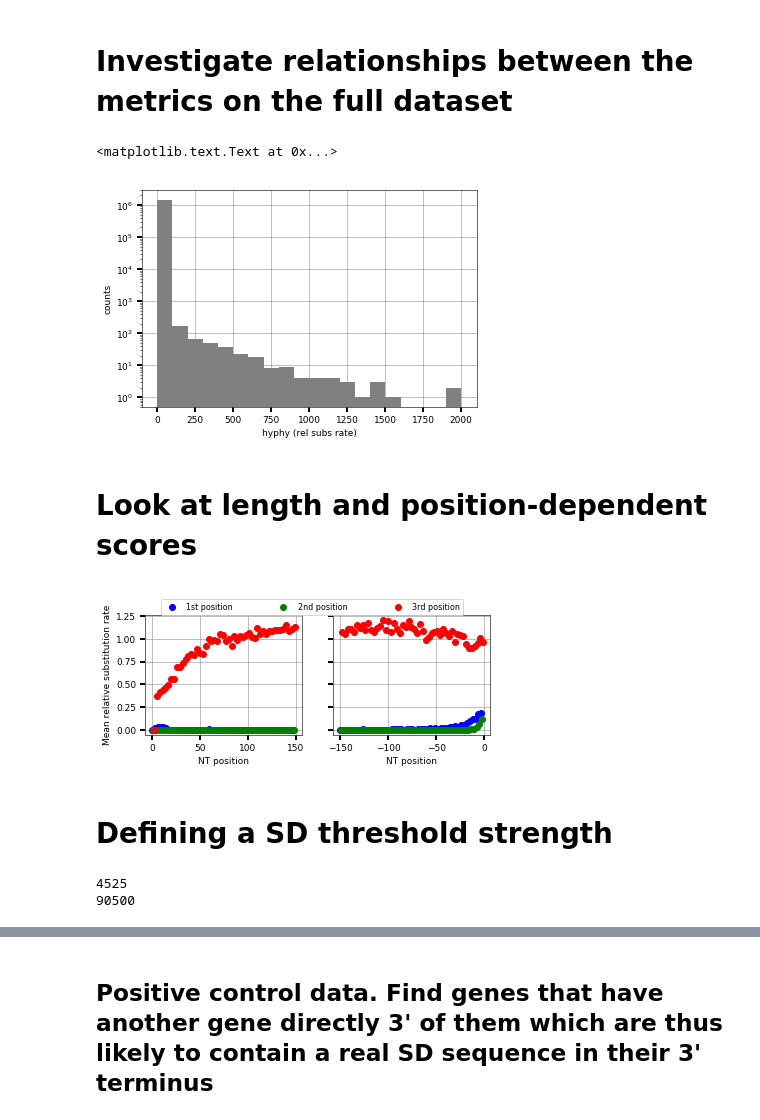
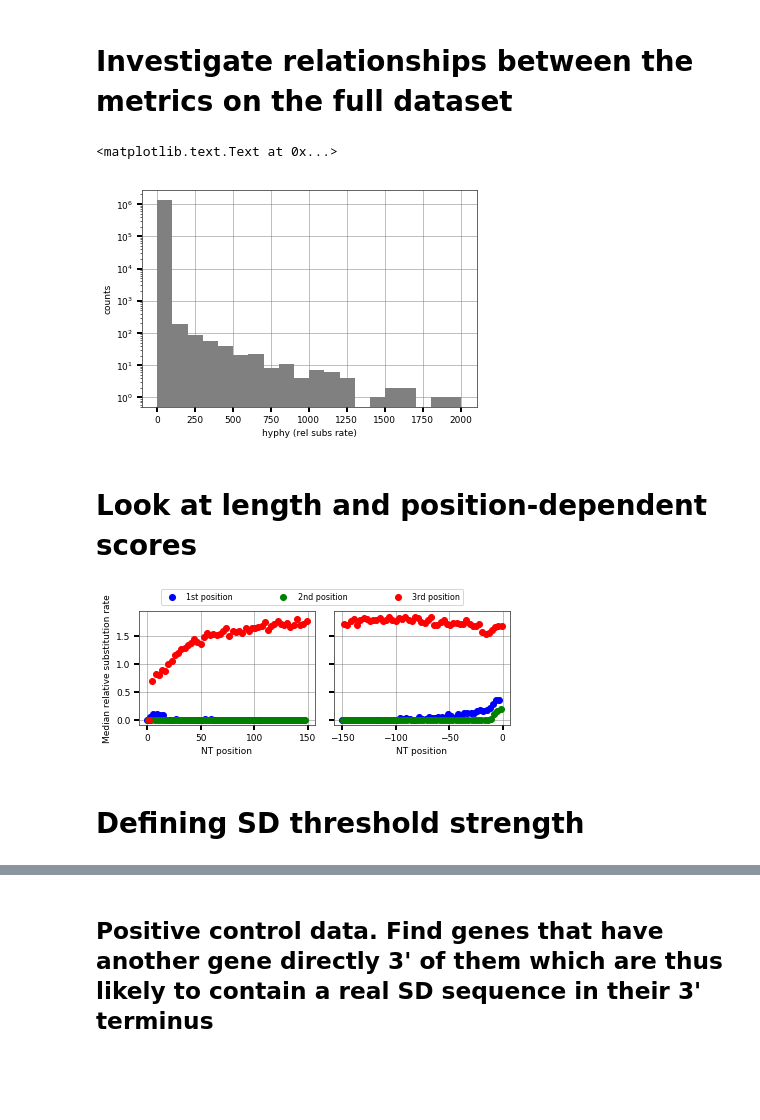
Before and after one commit to adamhockenberry/Internal_SD_conservation, a Jupyter notebook: Code/Analysis_scratch.ipynb, the cells around one changed output, grey strips where cells are left out. Cells and saved outputs as stored; diff of their text form; code cells hidden in the pictures; blank space fills up the shorter version.

```diff
--- a/Code/Analysis_scratch.ipynb
+++ b/Code/Analysis_scratch.ipynb
@@ -199,7 +187,6 @@ for infile_name in glob.glob('../Results/Order_Enterobacterales_Mixed/Hyphy_GTR/
     rates = []
     for position in range(min(positions), max(positions)+1):
         rates.append(site_rate_data['Relative site rate estimates'][str(position)]['MLE'])
-    meany = np.mean(rates)
-    dicty_hyphy[gene_name] = [i/meany for i in rates]
-print(len(dicty_hyphy.keys()))
+    dicty_hyphy[gene_name] = rates
+print('Number of sequences:', len(dicty_hyphy.keys()))
 # %% [output]
@@ -276,0 +266,17 @@ print(np.mean([len(i) for i in dicty_hyphy.values()]))
+# %%
+to_delete = []
+for gene_name, rates in dicty_hyphy.items():
+    if len(rates) == 0:
+        to_delete.append(gene_name)
+    elif np.mean(rates) == 0:
+        to_delete.append(gene_name)
+
+to_delete = list(set(to_delete))
+print('Genes that had to be deleted due to insufficient data:')
+for i in to_delete:
+    del dicty_hyphy[i]
+    print(i)
+
+for gene_name, rates in dicty_hyphy.items():
+    meany = np.mean(rates)
+    dicty_hyphy[gene_name] = [i/meany for i in rates]
@@ -287,54 +311,55 @@ ax.set_yscale('log')
 ax.set_ylabel('counts')
 # %% [output]
 <matplotlib.text.Text at 0x...>
-[figure, old version]
+[figure, new version]
 # %% [markdown]
 # Look at length and position-dependent scores
 # %%
 ivals = []
 plot_vals_hyphy = []
 
-for i in range(150):
+length_to_analyze = 150
+
+for i in range(length_to_analyze):
     tempy = []
     for gene_name, vals in dicty_hyphy.items():
-        if len(vals) > 150:
+        if len(vals) > i:
             tempy.extend([vals[i]])
     plot_vals_hyphy.append(np.median(tempy))
-
     ivals.append(i)
 
 ivals_r = []
 plot_vals_hyphy_r = []
-for i in range(150, 0, -1):
+for i in range(length_to_analyze, 0, -1):
     tempy = []
     for gene_name, vals in dicty_hyphy.items():
-        if len(vals) > 150:
+        if len(vals) > i:
             tempy.extend([vals[-i]])
     plot_vals_hyphy_r.append(np.median(tempy))
     ivals_r.append(-i)
 # %%
 fig = plt.figure(figsize=(6,2.5))
 ax1 = fig.add_subplot(121)
 l1, = ax1.plot(ivals[0::3], plot_vals_hyphy[0::3], 'bo', label='1st codon position')
 l2, = ax1.plot(ivals[1::3], plot_vals_hyphy[1::3], 'go', label='2nd codon position')
 l3, = ax1.plot(ivals[2::3], plot_vals_hyphy[2::3], 'ro', label='3rd codon position')
-ax1.set_ylabel('Mean relative substitution rate')
+ax1.set_ylabel('Median relative substitution rate')
 ax1.set_xlabel('NT position')
 ax2 = fig.add_subplot(122, sharey=ax1)
 ax2.plot(ivals_r[0::3], plot_vals_hyphy_r[0::3], 'bo')
 ax2.plot(ivals_r[1::3], plot_vals_hyphy_r[1::3], 'go')
 ax2.plot(ivals_r[2::3], plot_vals_hyphy_r[2::3], 'ro')
 ax2.set_xlabel('NT position')
 plt.setp(ax2.get_yticklabels(), visible=False);
 fig.subplots_adjust(top=0.85, left=0.1, right=0.9, bottom=0.18)  # create some space below the plots by increasing the bottom-value
 plt.figlegend((l1, l2, l3), ('1st position', '2nd position', '3rd position'), bbox_to_anchor=(0.15, 0.88, 0.7, 0.85), loc=3,
            ncol=3, mode="expand", borderaxespad=0, fontsize=8)
-# plt.tight_layout()
-plt.savefig('../Results/Figures/position_dependent_rates.pdf')
+plt.tight_layout()
+# plt.savefig('../Results/Figures/position_dependent_rates.pdf')
 # %% [output]
-[figure, old version]
+[figure, new version]
 # %% [markdown]
-# Defining a SD threshold strength
+# Defining SD threshold strength
 # %%
 with open('../Data/json-energyRef-CCUCCU.txt') as infile:
     fragment_energy_dict = json.load(infile)
@@ -385,11 +410,6 @@ for utr in real_utrs[:]:
             energy_list.append(energy)
         strongest_fake.append(min(energy_list))
         strongest_fake_dict[randomization].append(min(energy_list))
-print(len(strongest_real))
-print(len(strongest_fake))
-# %% [output]
-4525
-90500
 # %%
 fig = plt.figure(figsize=(3,2))
 ax = fig.add_subplot(111)
```
Also changed, not shown: parts of 47 cells of this notebook, 6 other files.
